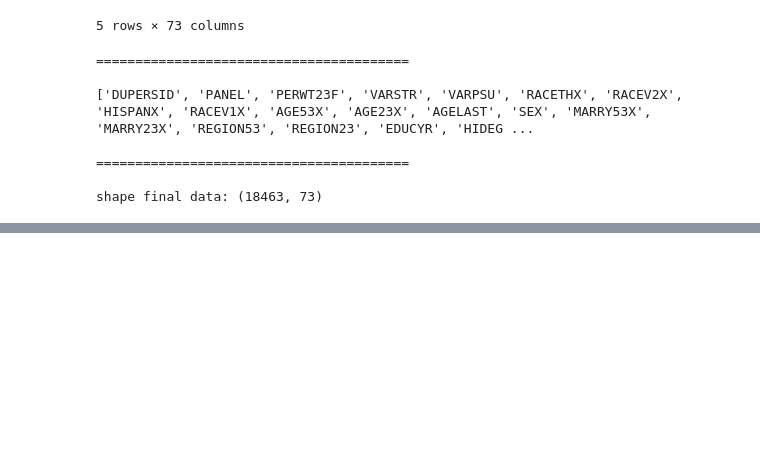
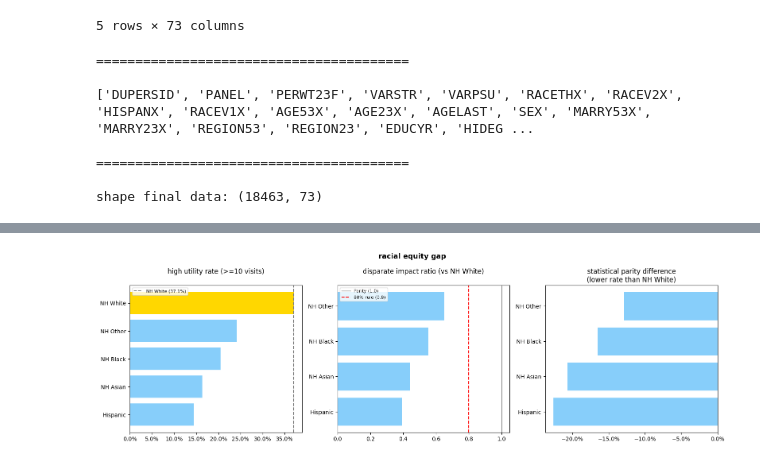
Before and after one commit to lauravdh1/HCML-preferential-randomisation, a Jupyter notebook: data/h251_data_exploration.ipynb, the cells around one changed output, grey strips where cells are left out. Drawn from its saved outputs; the diff is of its cells as text; code cells hidden in the pictures; blank space fills up the shorter version.

```diff
--- a/data/h251_data_exploration.ipynb
+++ b/data/h251_data_exploration.ipynb
@@ -637,0 +765,33 @@ shape final data: (18463, 73)
+# %%
+"""racial equity plot"""
+import matplotlib.ticker as mticker
+
+fig, axes = plt.subplots(1, 3, figsize=(16, 5))
+fig.suptitle("racial equity gap", fontsize=13, fontweight="bold")
+rs = race_summary.sort_values("util_rate")
+axes[0].barh(rs.index, rs["util_rate"],
+             color=["lightskyblue" if v < rate_nh_white else "gold" for v in rs["util_rate"]])
+axes[0].axvline(rate_nh_white, color="gray", lw=1.5, ls="--", label=f"NH White ({rate_nh_white:.1%})")
+axes[0].xaxis.set_major_formatter(mticker.PercentFormatter(1.0))
+axes[0].set_title("high utility rate (>=10 visits)\n")
+axes[0].legend(fontsize=8)
+
+rs2 = race_summary[race_summary.index != "NH White"].sort_values("di_ratio")
+axes[1].barh(rs2.index, rs2["di_ratio"],
+             color=["lightskyblue" if v < 0.8 else "gold" for v in rs2["di_ratio"]])
+axes[1].axvline(1.0, color="gray", lw=1, label="Parity (1.0)")
+axes[1].axvline(0.8, color="red",  lw=1.5, ls="--", label="80% rule (0.8)")
+axes[1].set_title("disparate impact ratio (vs NH White)\n")
+axes[1].legend(fontsize=8)
+
+rs3 = race_summary[race_summary.index != "NH White"].sort_values("spd")
+axes[2].barh(rs3.index, rs3["spd"],
+             color=["lightskyblue" if v < 0 else "gold" for v in rs3["spd"]])
+axes[2].axvline(0, color="gray", lw=1)
+axes[2].xaxis.set_major_formatter(mticker.PercentFormatter(1.0))
+axes[2].set_title("statistical parity difference\n(lower rate than NH White)")
+plt.tight_layout()
+plt.savefig("../images/racial_equity.png", dpi=150, bbox_inches="tight")
+plt.show()
+# %% [output]
+[figure, added]
```
Also changed, not shown: parts of 11 cells of this notebook, 4 other files.
